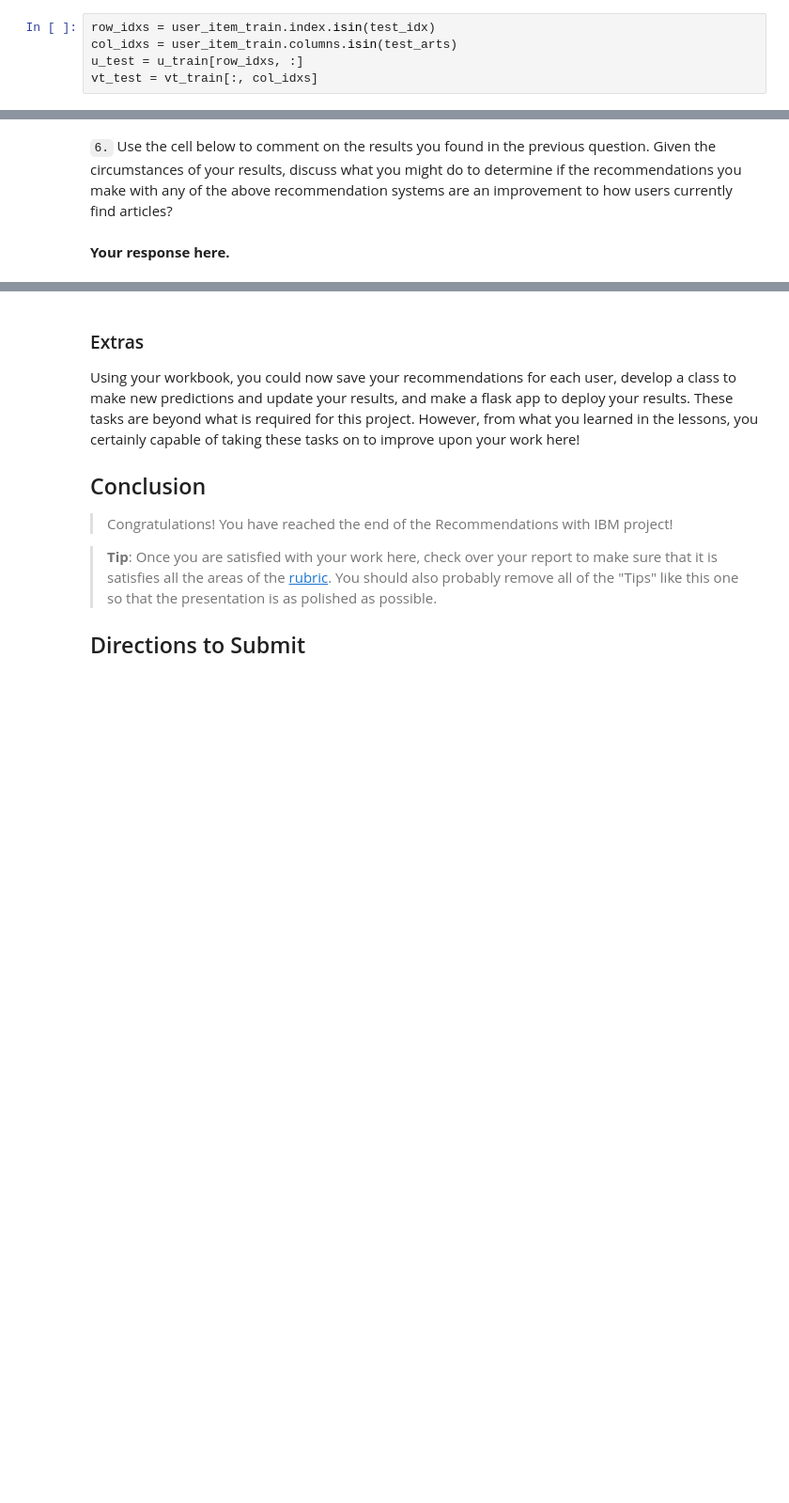
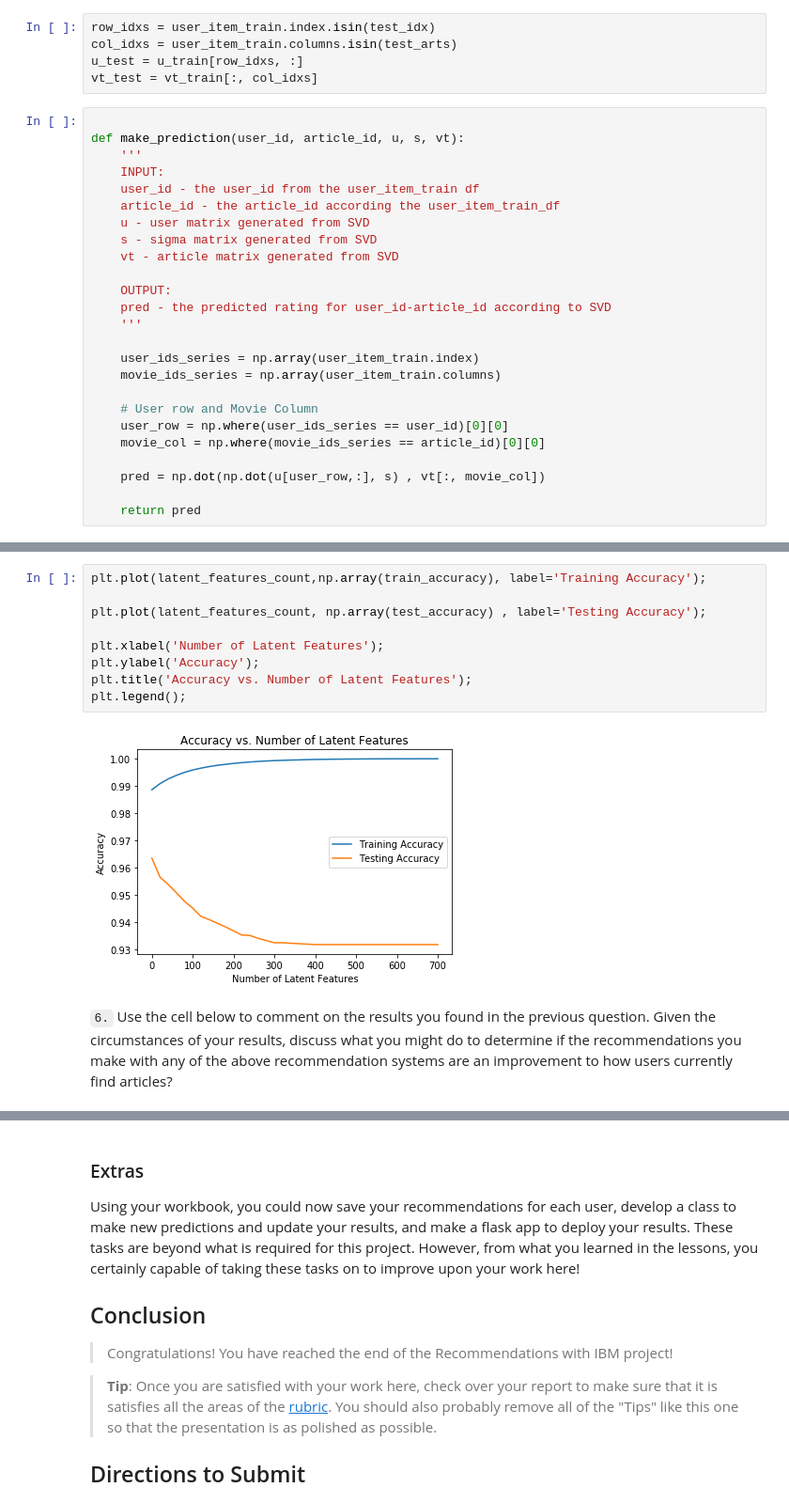
Before and after one commit to SimplifyData/Recommendation-with-IBM, a Jupyter notebook: Recommendations_with_IBM.ipynb, the cells around one changed output, grey strips where cells are left out. Shown at 94% size. Drawn from its saved outputs; the diff is of its cells as text; blank space fills up the shorter version.

```diff
--- a/Recommendations_with_IBM.ipynb
+++ b/Recommendations_with_IBM.ipynb
@@ -1066,4 +1014,29 @@ row_idxs = user_item_train.index.isin(test_idx)
 col_idxs = user_item_train.columns.isin(test_arts)
 u_test = u_train[row_idxs, :]
 vt_test = vt_train[:, col_idxs]
+# %%
+
+def make_prediction(user_id, article_id, u, s, vt):
+    '''
+    INPUT:
+    user_id - the user_id from the user_item_train df
+    article_id - the article_id according the user_item_train_df
+    u - user matrix generated from SVD
+    s - sigma matrix generated from SVD
+    vt - article matrix generated from SVD
+
+    OUTPUT:
+    pred - the predicted rating for user_id-article_id according to SVD
+    '''
+
+    user_ids_series = np.array(user_item_train.index)
+    movie_ids_series = np.array(user_item_train.columns)
+
+    # User row and Movie Column
+    user_row = np.where(user_ids_series == user_id)[0][0]
+    movie_col = np.where(movie_ids_series == article_id)[0][0]
+
+    pred = np.dot(np.dot(u[user_row,:], s) , vt[:, movie_col])
+
+    return pred
 # %%
@@ -1112,4 +1088,13 @@ ValueError: operands could not be broadcast together with shapes (682,574) (20,5
+# %%
+plt.plot(latent_features_count,np.array(train_accuracy), label='Training Accuracy');
+
+plt.plot(latent_features_count, np.array(test_accuracy) , label='Testing Accuracy');
+
+plt.xlabel('Number of Latent Features');
+plt.ylabel('Accuracy');
+plt.title('Accuracy vs. Number of Latent Features');
+plt.legend();
+# %% [output]
+[figure, added]
 # %% [markdown]
 `6.` Use the cell below to comment on the results you found in the previous question. Given the circumstances of your results, discuss what you might do to determine if the recommendations you make with any of the above recommendation systems are an improvement to how users currently find articles?
-# %% [markdown]
-**Your response here.**
```
Also changed, not shown: parts of 12 cells of this notebook, 1 other file.
